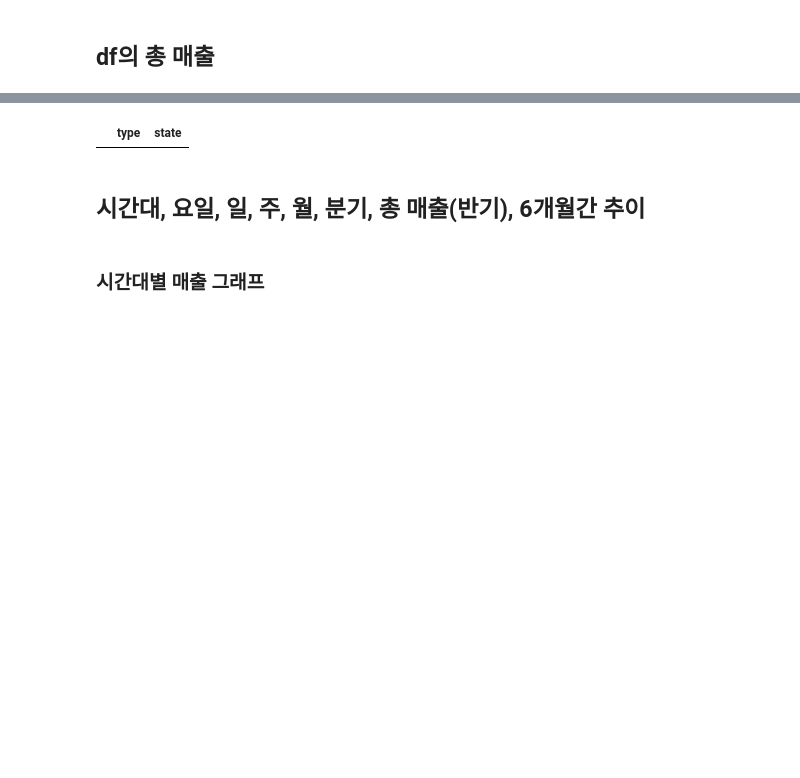
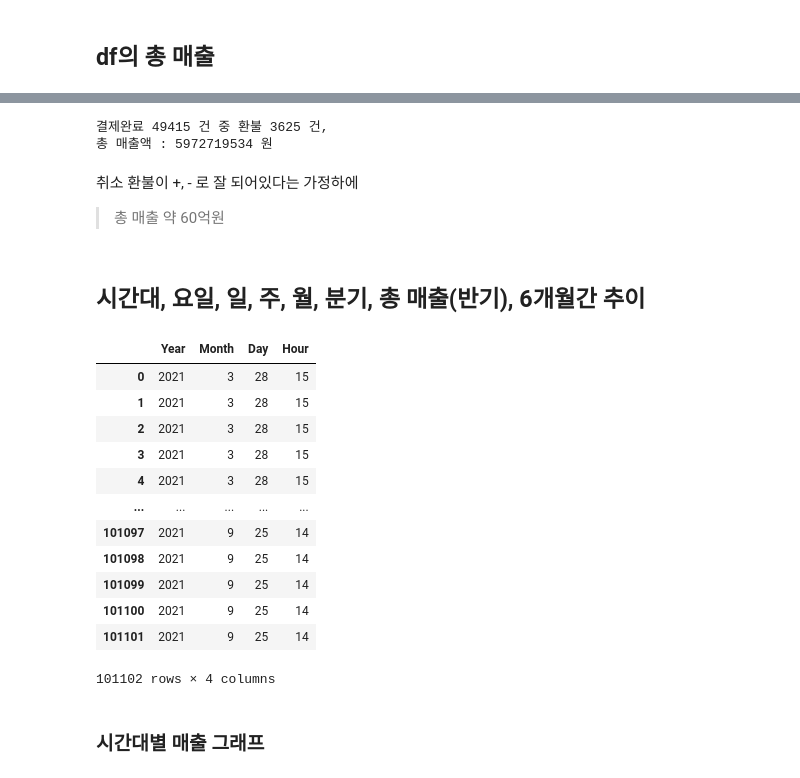
Before and after one commit to jbkim0530/Fast-campus-EDA, a Jupyter notebook: bobjo_visualization_form_jb.ipynb, the cells around one changed output, grey strips where cells are left out. Drawn from its saved outputs; the diff is of its cells as text; code cells hidden in the pictures; blank space fills up the shorter version.

Commit message:
2nd Hour sales

```diff
--- a/bobjo_visualization_form_jb.ipynb
+++ b/bobjo_visualization_form_jb.ipynb
@@ -141,16 +147,39 @@ b
-# %%
-# 'type' column 의 'PAYMENT', 'REFUND' 와 'state' column 의 'COMPLEATED' 추출
-a = s[(s['type'] == 'PAYMENT') & (s['type'] == 'REFUND') & (s['state'] == 'COMPLEATED')]
-adhk usbRkwl eoqkr
-asdlfkjalskslkjropiuslkx.,cmvafasdkf weqk6ff7kh8lk090-90-sdfuyt
-# %% [output]
-|  | type | state |
+# %%
+# 'transaction_amount' column 총합으로 총 매출 및 (추가할것)취소율 확인 'type' column 'REFUND' / 'PAYMENT' * 100
+# len(s['type'] == 'REFUND') / len(s['type'] == 'PAYMENT') *100
+sale = sales['transaction_amount'].sum()
+pay = len(sales[sales['type'] == 'PAYMENT'])
+re = len(sales[sales['type'] == 'REFUND'])
+print(f'결제완료 {pay} 건 중 환불 {re} 건,\n총 매출액 : {sale} 원')
+# print("환불율' : %.3f%%" % (len(sales[sales['type'] == 'PAYMENT'])  / len(sales[sales['type'] == 'REFUND']) * 100))
+# %% [output]
+결제완료 49415 건 중 환불 3625 건,
+총 매출액 : 5972719534 원
+# %% [markdown]
+취소 환불이 +, - 로 잘 되어있다는 가정하에
+> 총 매출 약 60억원
 # %% [markdown]
 ## 시간대, 요일, 일, 주, 월, 분기, 총 매출(반기), 6개월간 추이
 # %%
+# 'completed_at' column, 연, 월, 일 나누기
 df['Year'] = df['completed_at'].dt.year
 df['Month'] = df['completed_at'].dt.month
 df['Day'] = df['completed_at'].dt.day
-df
+df['Hour'] = df['completed_at'].dt.hour
+df[df.columns[-4:]]
+# %% [output]
+|  | Year | Month | Day | Hour |
+| 0 | 2021 | 3 | 28 | 15 |
+| 1 | 2021 | 3 | 28 | 15 |
+| 2 | 2021 | 3 | 28 | 15 |
+| 3 | 2021 | 3 | 28 | 15 |
+| 4 | 2021 | 3 | 28 | 15 |
+| ... | ... | ... | ... | ... |
+| 101097 | 2021 | 9 | 25 | 14 |
+| 101098 | 2021 | 9 | 25 | 14 |
+| 101099 | 2021 | 9 | 25 | 14 |
+| 101100 | 2021 | 9 | 25 | 14 |
+| 101101 | 2021 | 9 | 25 | 14 |
+101102 rows × 4 columns
 # %% [markdown]
 ### 시간대별 매출 그래프
```
Also changed, not shown: parts of 6 cells of this notebook.
